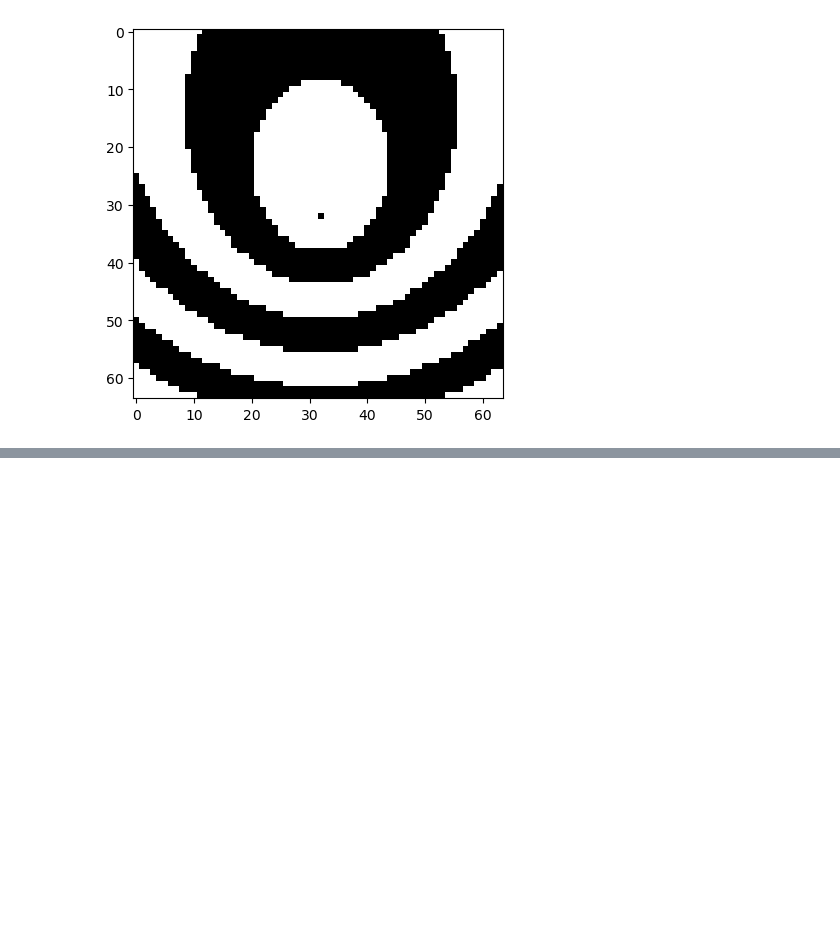
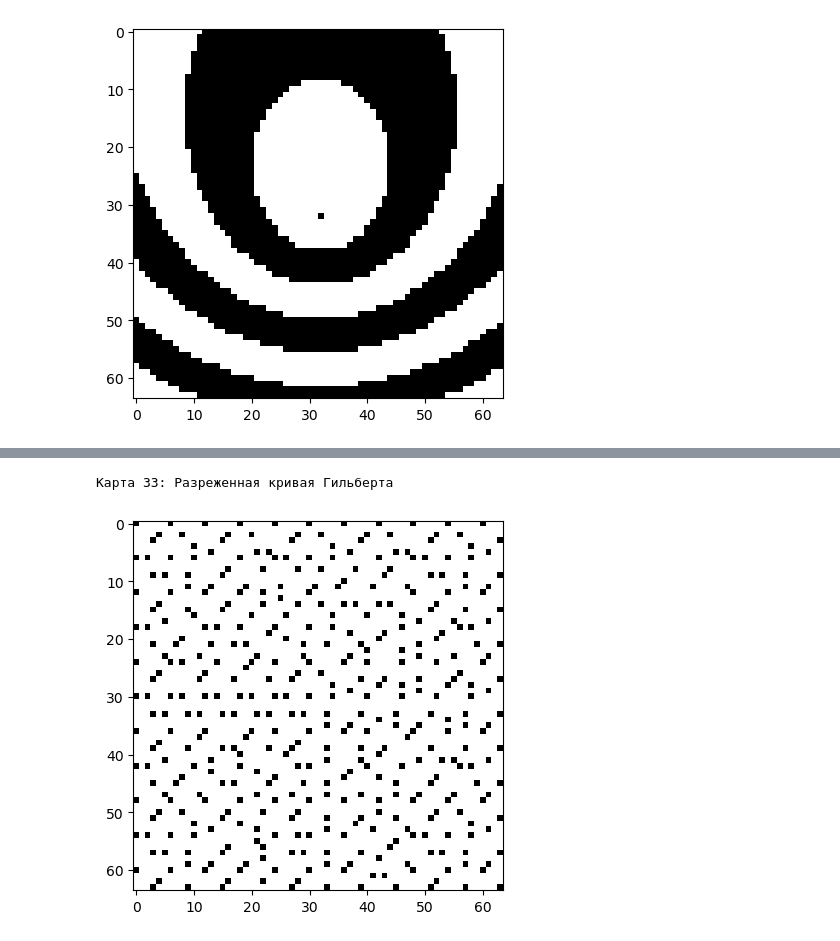
Before and after one commit to DrozdovDan/TransPath_Adaptation, a Jupyter notebook: Test_generator.ipynb, the cells around one changed output, grey strips where cells are left out. Cells and saved outputs as stored; diff of their text form; code cells hidden in the pictures; blank space fills up the shorter version.

```diff
--- a/Test_generator.ipynb
+++ b/Test_generator.ipynb
@@ -816,0 +895,39 @@ plt.show()
+# %%
+def rot(s, x, y, rx, ry):
+    if ry == 0:
+        if rx == 1:
+            x = s - 1 - x
+            y = s - 1 - y
+        x, y = y, x
+    return x, y
+
+def d2xy(n, d):
+    x = y = 0
+    t = d
+    s = 1
+    while s < n:
+        rx = (t // 2) & 1
+        ry = (t ^ rx) & 1
+        x, y = rot(s, x, y, rx, ry)
+        x += s * rx
+        y += s * ry
+        t //= 4
+        s *= 2
+    return x, y
+
+def generate_sparse_hilbert():
+    n = 64
+    grid = [[0 for _ in range(n)] for _ in range(n)]
+    total = n * n
+    step = 10  # Отмечаем каждую 10-ю точку
+    for d in range(0, total, step):
+        x, y = d2xy(n, d)
+        grid[y][x] = 1  # Заметим: строка – y, столбец – x
+    return 1 - np.array(grid)
+
+print("\nКарта 33: Разреженная кривая Гильберта")
+plt.imshow(generate_sparse_hilbert(), cmap='gray')
+plt.show()
+# %% [output]
+Карта 33: Разреженная кривая Гильберта
+[figure, added]
```
Also changed, not shown: parts of 48 cells of this notebook, 1 other file.
